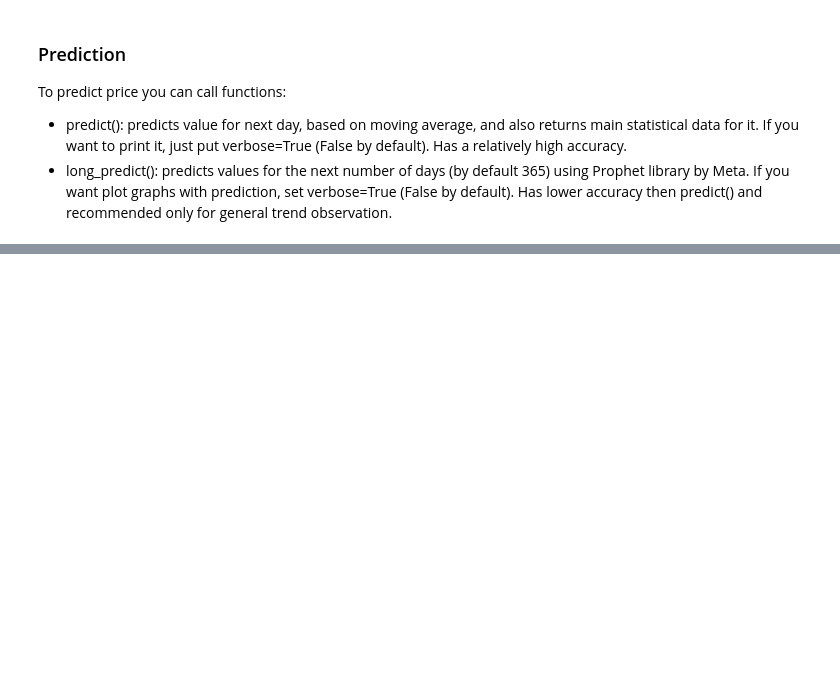
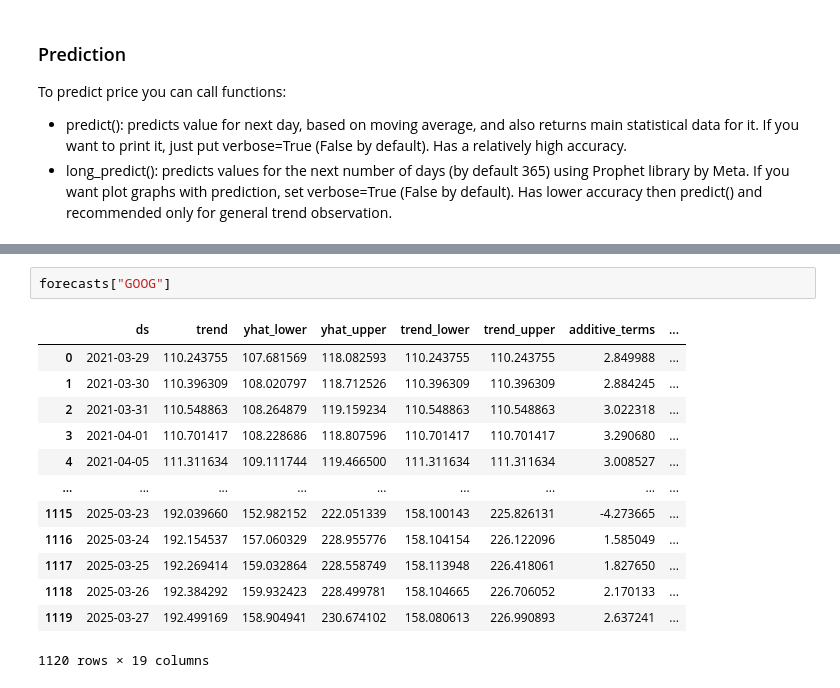
Before and after one commit to Duitenberg-ICT/DB-InvestmentBot, a Jupyter notebook: src/demo.ipynb, the cells around one changed output, grey strips where cells are left out. Drawn from its saved outputs; the diff is of its cells as text; blank space fills up the shorter version.

```diff
--- a/src/demo.ipynb
+++ b/src/demo.ipynb
@@ -95,0 +78,16 @@ long_predict(ticker2, days=365)
+# %%
+forecasts["GOOG"]
+# %% [output]
+|  | ds | trend | yhat_lower | yhat_upper | trend_lower | trend_upper | additive_terms | ... |
+| 0 | 2021-03-29 | 110.243755 | 107.681569 | 118.082593 | 110.243755 | 110.243755 | 2.849988 | ... |
+| 1 | 2021-03-30 | 110.396309 | 108.020797 | 118.712526 | 110.396309 | 110.396309 | 2.884245 | ... |
+| 2 | 2021-03-31 | 110.548863 | 108.264879 | 119.159234 | 110.548863 | 110.548863 | 3.022318 | ... |
+| 3 | 2021-04-01 | 110.701417 | 108.228686 | 118.807596 | 110.701417 | 110.701417 | 3.290680 | ... |
+| 4 | 2021-04-05 | 111.311634 | 109.111744 | 119.466500 | 111.311634 | 111.311634 | 3.008527 | ... |
+| ... | ... | ... | ... | ... | ... | ... | ... | ... |
+| 1115 | 2025-03-23 | 192.039660 | 152.982152 | 222.051339 | 158.100143 | 225.826131 | -4.273665 | ... |
+| 1116 | 2025-03-24 | 192.154537 | 157.060329 | 228.955776 | 158.104154 | 226.122096 | 1.585049 | ... |
+| 1117 | 2025-03-25 | 192.269414 | 159.032864 | 228.558749 | 158.113948 | 226.418061 | 1.827650 | ... |
+| 1118 | 2025-03-26 | 192.384292 | 159.932423 | 228.499781 | 158.104665 | 226.706052 | 2.170133 | ... |
+| 1119 | 2025-03-27 | 192.499169 | 158.904941 | 230.674102 | 158.080613 | 226.990893 | 2.637241 | ... |
+1120 rows × 19 columns
```
Also changed, not shown: parts of 7 cells of this notebook, 2 other files.
